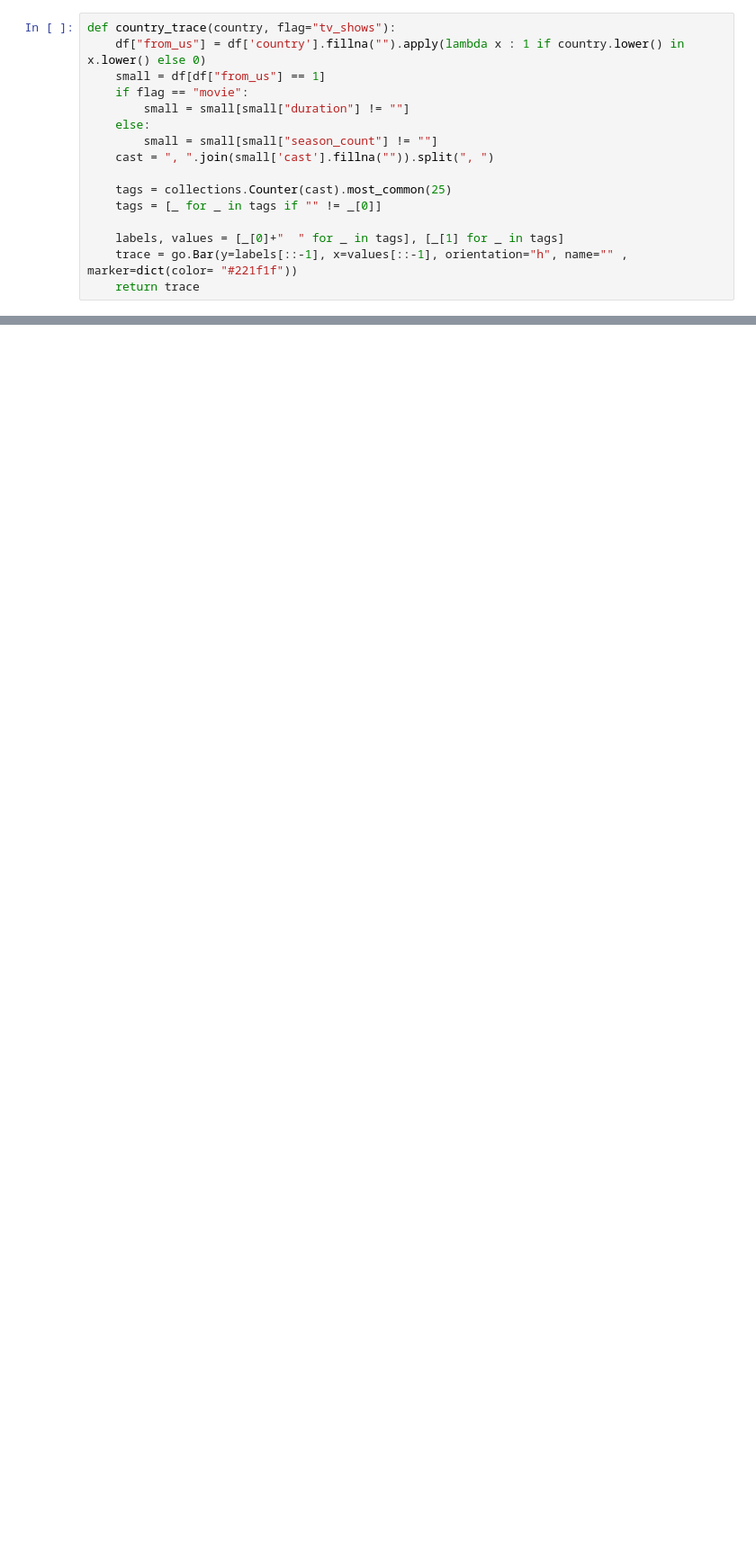
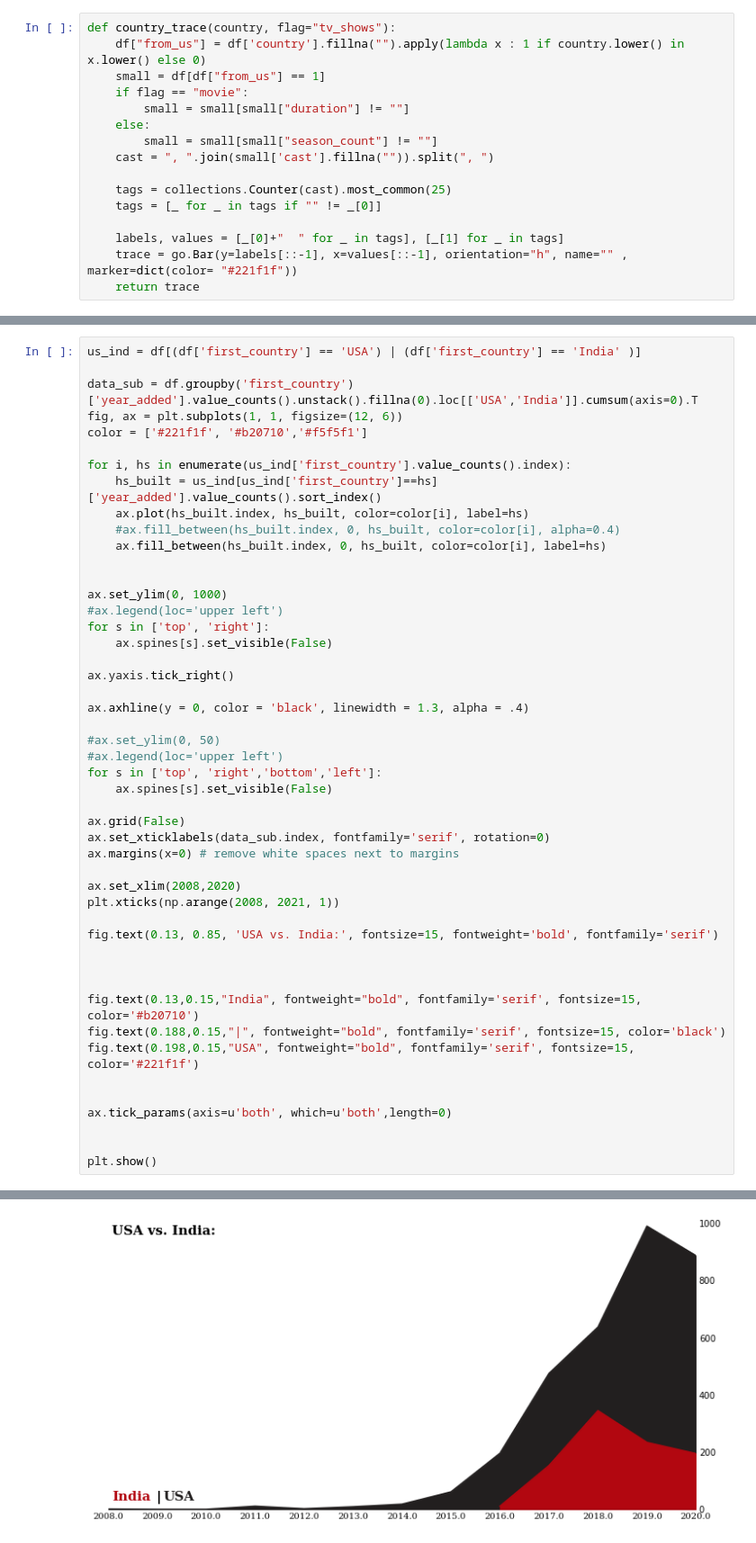
Before and after one commit to Andy666Fox/TINY_DS_PROJECTS, a Jupyter notebook: Netflix_Data_visualizing/Netflix_research.ipynb, the cells around one changed output, grey strips where cells are left out. Shown: that part at 90% size. Cells and saved outputs as stored; diff of their text form; blank space fills up the shorter version.

```diff
--- a/Netflix_Data_visualizing/Netflix_research.ipynb
+++ b/Netflix_Data_visualizing/Netflix_research.ipynb
@@ -363,0 +481,49 @@ fig.show()
+# %%
+us_ind = df[(df['first_country'] == 'USA') | (df['first_country'] == 'India' )]
+
+data_sub = df.groupby('first_country')['year_added'].value_counts().unstack().fillna(0).loc[['USA','India']].cumsum(axis=0).T
+fig, ax = plt.subplots(1, 1, figsize=(12, 6))
+color = ['#221f1f', '#b20710','#f5f5f1']
+
+for i, hs in enumerate(us_ind['first_country'].value_counts().index):
+    hs_built = us_ind[us_ind['first_country']==hs]['year_added'].value_counts().sort_index()
+    ax.plot(hs_built.index, hs_built, color=color[i], label=hs)
+    #ax.fill_between(hs_built.index, 0, hs_built, color=color[i], alpha=0.4)
+    ax.fill_between(hs_built.index, 0, hs_built, color=color[i], label=hs)
+
+
+ax.set_ylim(0, 1000)
+#ax.legend(loc='upper left')
+for s in ['top', 'right']:
+    ax.spines[s].set_visible(False)
+
+ax.yaxis.tick_right()
+
+ax.axhline(y = 0, color = 'black', linewidth = 1.3, alpha = .4)
+
+#ax.set_ylim(0, 50)
+#ax.legend(loc='upper left')
+for s in ['top', 'right','bottom','left']:
+    ax.spines[s].set_visible(False)
+
+ax.grid(False)
+ax.set_xticklabels(data_sub.index, fontfamily='serif', rotation=0)
+ax.margins(x=0) # remove white spaces next to margins
+
+ax.set_xlim(2008,2020)
+plt.xticks(np.arange(2008, 2021, 1))
+
+fig.text(0.13, 0.85, 'USA vs. India:', fontsize=15, fontweight='bold', fontfamily='serif')
+
+
+
+fig.text(0.13,0.15,"India", fontweight="bold", fontfamily='serif', fontsize=15, color='#b20710')
+fig.text(0.188,0.15,"|", fontweight="bold", fontfamily='serif', fontsize=15, color='black')
+fig.text(0.198,0.15,"USA", fontweight="bold", fontfamily='serif', fontsize=15, color='#221f1f')
+
+
+ax.tick_params(axis=u'both', which=u'both',length=0)
+
+
+plt.show()
+# %% [output]
@@ -363,0 +531 @@ fig.show()
+[figure, added]
```
Also changed, not shown: parts of 12 cells of this notebook.
